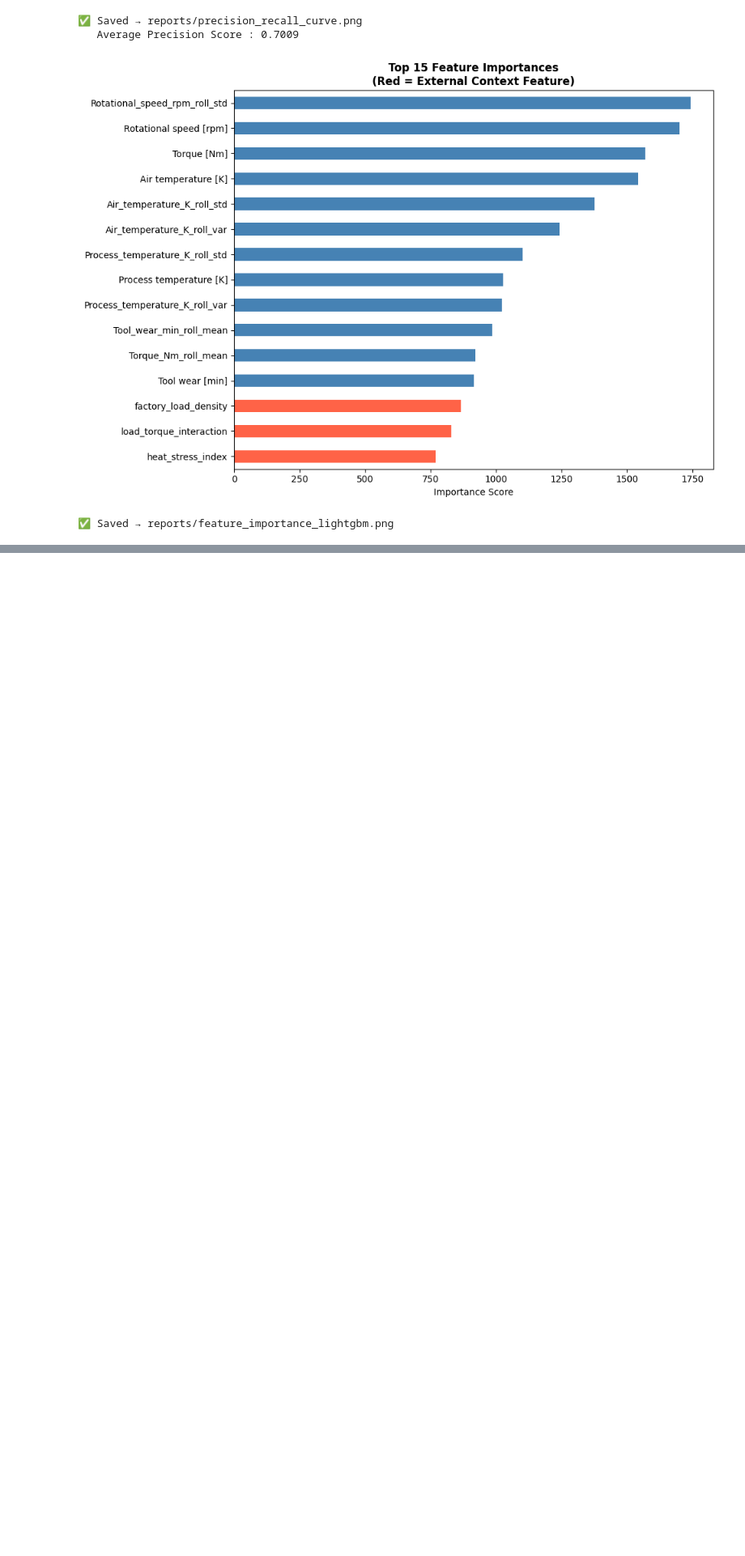
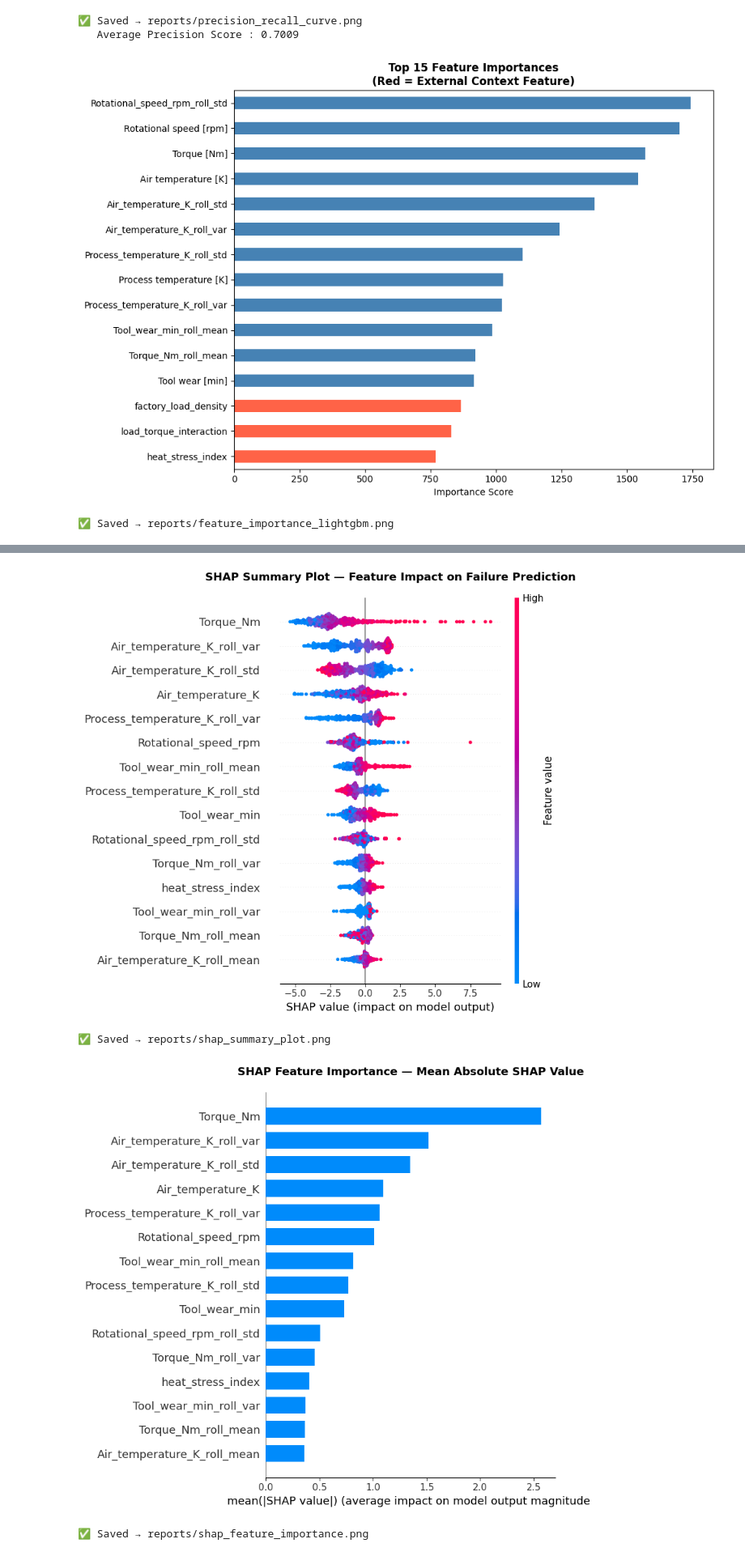
Before and after one commit to kollassrct/Infotact-Contextual_Predictive_Maintenance, a Jupyter notebook: notebooks/03_modeling_lightgbm.ipynb, the cells around one changed output, grey strips where cells are left out. Shown at 81% size. Saved outputs shown, nothing was run; the diff lists cells and outputs as text; code cells hidden in the pictures; blank space fills up the shorter version.

Commit message:
Week 3: Add SHAP explainability analysis

```diff
--- a/notebooks/03_modeling_lightgbm.ipynb
+++ b/notebooks/03_modeling_lightgbm.ipynb
@@ -460,0 +513,47 @@ print("✅ Saved → reports/feature_importance_lightgbm.png")
+# %%
+# ── CELL 14D: SHAP Summary Plot (Beeswarm) ───────────────
+# This is the most important SHAP chart.
+# Each dot = one data point (one machine reading)
+# X-axis = how much that feature pushed the prediction
+#          toward failure (positive) or no-failure (negative)
+# Color   = the actual value of the feature (red=high, blue=low)
+
+plt.figure(figsize=(10, 8))
+shap.summary_plot(
+    shap_values,
+    X_sample,
+    plot_type="dot",
+    max_display=15,
+    show=False
+)
+plt.title("SHAP Summary Plot — Feature Impact on Failure Prediction",
+          fontsize=13, fontweight='bold', pad=20)
+plt.tight_layout()
+plt.savefig('../reports/shap_summary_plot.png', dpi=150, bbox_inches='tight')
+plt.show()
+print("✅ Saved → reports/shap_summary_plot.png")
+
+
+# ── CELL 14E: SHAP Bar Plot (Mean Absolute Impact) ───────
+# Simpler version — shows average absolute SHAP value per feature
+# Higher bar = more influential feature overall
+
+plt.figure(figsize=(10, 7))
+shap.summary_plot(
+    shap_values,
+    X_sample,
+    plot_type="bar",
+    max_display=15,
+    show=False
+)
+plt.title("SHAP Feature Importance — Mean Absolute SHAP Value",
+          fontsize=13, fontweight='bold', pad=20)
+plt.tight_layout()
+plt.savefig('../reports/shap_feature_importance.png', dpi=150, bbox_inches='tight')
+plt.show()
+print("✅ Saved → reports/shap_feature_importance.png")
+# %% [output]
+[figure, added]
+✅ Saved → reports/shap_summary_plot.png
+[figure, added]
+✅ Saved → reports/shap_feature_importance.png
```
Also changed, not shown: parts of 6 cells of this notebook, 5 other files.
